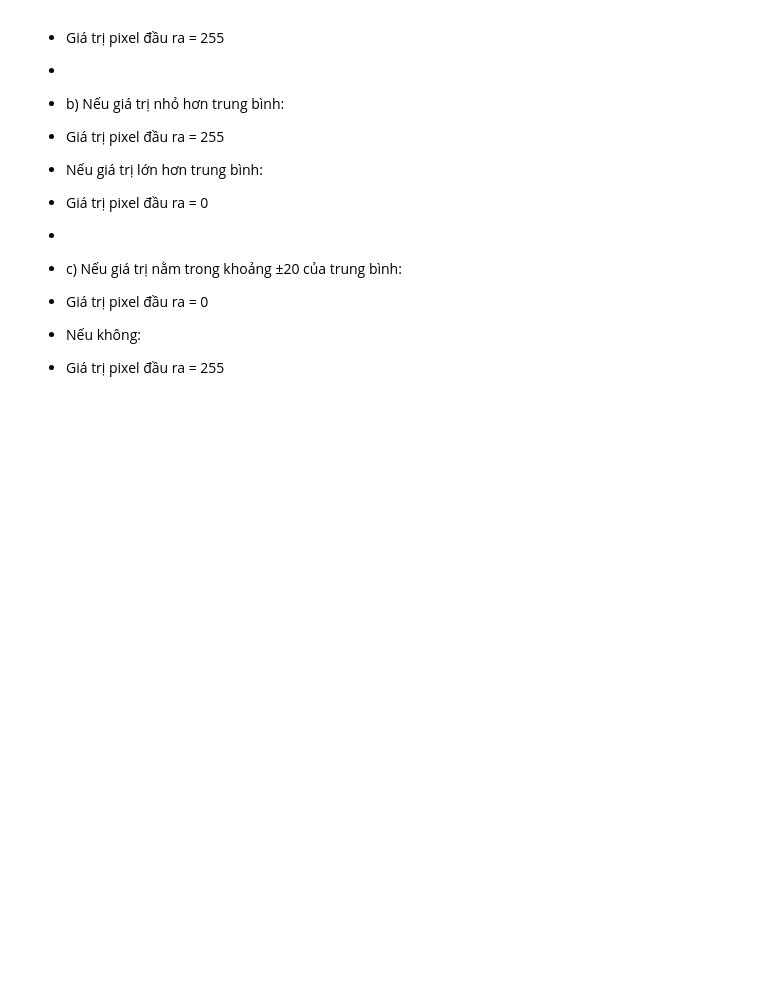
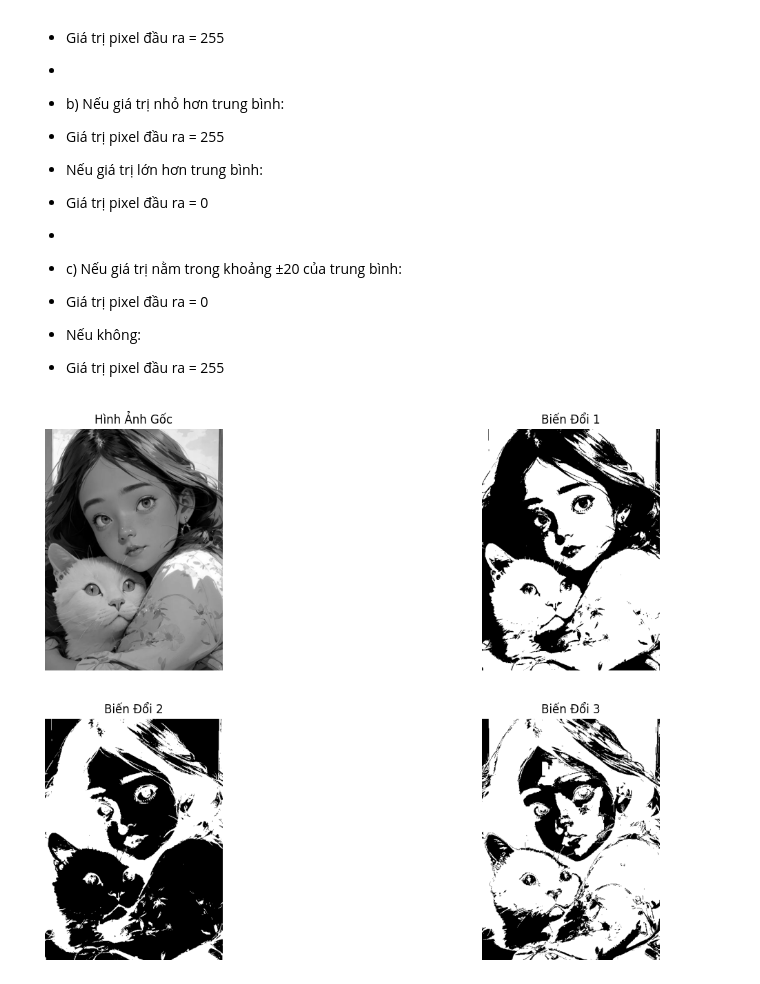
Before and after one commit to KyTranDE/Image-Proccessing, a Jupyter notebook: Practice_week3/lab3.ipynb, the cells around one changed output. Cells and saved outputs as stored; diff of their text form; code cells hidden in the pictures; blank space fills up the shorter version.

```diff
--- a/Practice_week3/lab3.ipynb
+++ b/Practice_week3/lab3.ipynb
@@ -174,3 +174,62 @@ if __name__ == "__main__":
 - Giá trị pixel đầu ra = 0
 - Nếu không:
 - Giá trị pixel đầu ra = 255
+# %%
+def apply_transformations(image,mode):
+    """
+    mode 1: < mean =0 , > mean = 255
+    mode 2: < mean = 255 , > mean = 0
+    mode 3: Trong khoảng +- 20  = 0, ngoài khoảng +- 20 = 255
+    """
+    transformed_image = np.zeros_like(image)
+
+    if mode == 1:
+        transformed_image[image < np.mean(image)] = 0
+        transformed_image[image >= np.mean(image)] = 255
+    elif mode == 2:
+        transformed_image[image < np.mean(image)] = 255
+        transformed_image[image >= np.mean(image)] = 0
+    elif mode == 3:
+        transformed_image[np.abs(image - np.mean(image)) <= 20] = 0
+        transformed_image[np.abs(image - np.mean(image)) > 20] = 255
+
+    return transformed_image
+
+def display_transformed_images(original, transformed1, transformed2, transformed3):
+    """
+    Hiển thị hình ảnh gốc và hình ảnh sau biến đổi.
+    """
+    plt.figure(figsize=(15,10))
+
+    plt.subplot(2,2,1)
+    plt.imshow(original, cmap='gray')
+    plt.title('Hình Ảnh Gốc')
+    plt.axis('off')
+
+    plt.subplot(2,2,2)
+    plt.imshow(transformed1, cmap='gray')
+    plt.title('Biến Đổi 1')
+    plt.axis('off')
+
+    plt.subplot(2,2,3)
+    plt.imshow(transformed2, cmap='gray')
+    plt.title('Biến Đổi 2')
+    plt.axis('off')
+
+    plt.subplot(2,2,4)
+    plt.imshow(transformed3, cmap='gray')
+    plt.title('Biến Đổi 3')
+    plt.axis('off')
+
+    plt.show()
+
+if __name__ == "__main__":
+    path_img = r'D:\Image-Proccessing\pratice\week_1\img\00750.jpeg'
+
+    image = cv2.imread(path_img,0)
+    transformed_image1 = apply_transformations(image, 1)
+    transformed_image2 = apply_transformations(image, 2)
+    transformed_image3 = apply_transformations(image, 3)
+    display_transformed_images(image, transformed_image1, transformed_image2, transformed_image3)
+# %% [output]
+[figure, added]
```
Also changed, not shown: parts of 4 cells of this notebook.
